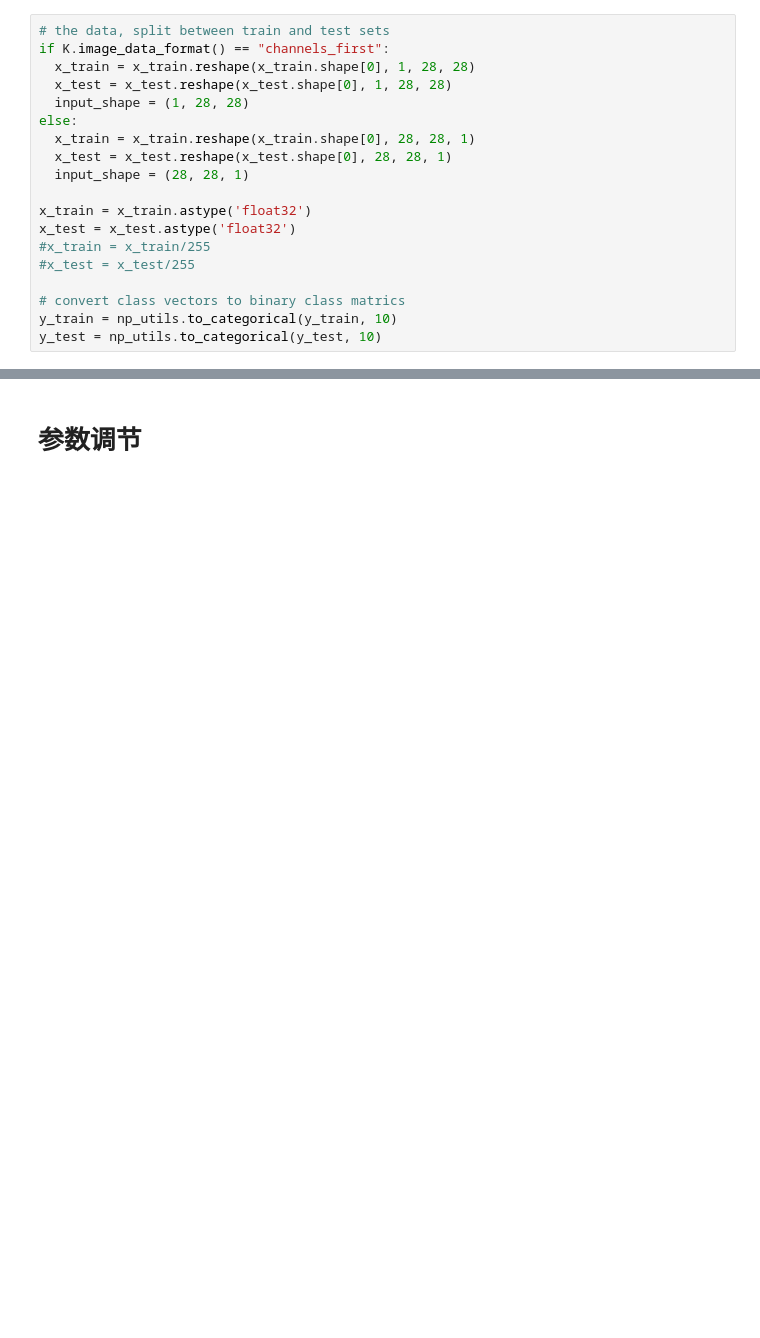
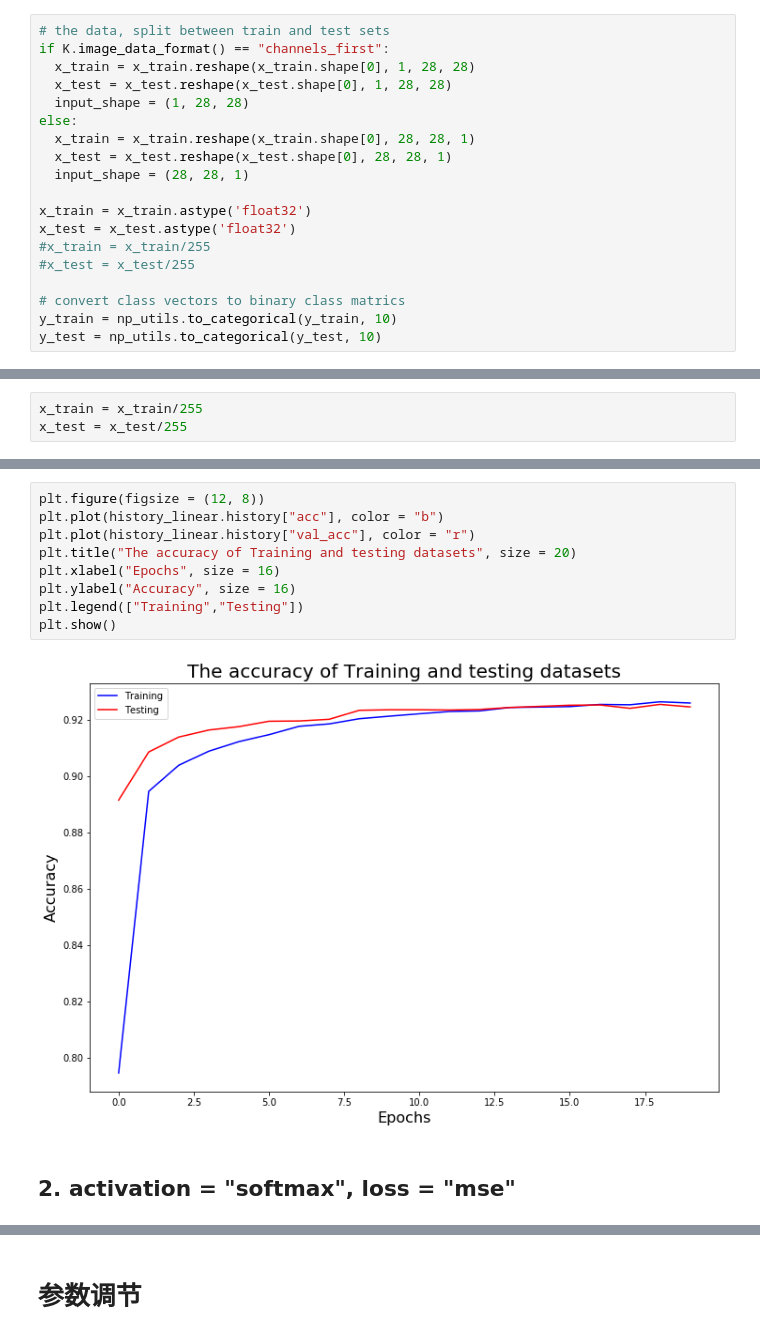
Before and after one commit to xslittlemaggie/Deep-Learning-Projects, a Jupyter notebook: MNIST_CNN_基本模型.ipynb, the cells around one changed output, grey strips where cells are left out. Cells and saved outputs as stored; diff of their text form; blank space fills up the shorter version.

```diff
--- a/MNIST_CNN_基本模型.ipynb
+++ b/MNIST_CNN_基本模型.ipynb
@@ -119,0 +139,3 @@ plt.show()
+# %%
+x_train = x_train/255
+x_test = x_test/255
@@ -119,0 +194,13 @@ plt.show()
+# %%
+plt.figure(figsize = (12, 8))
+plt.plot(history_linear.history["acc"], color = "b")
+plt.plot(history_linear.history["val_acc"], color = "r")
+plt.title("The accuracy of Training and testing datasets", size = 20)
+plt.xlabel("Epochs", size = 16)
+plt.ylabel("Accuracy", size = 16)
+plt.legend(["Training","Testing"])
+plt.show()
+# %% [output]
+[figure, added]
+# %% [markdown]
+## 2. activation = "softmax", loss = "mse"
```
Also changed, not shown: parts of 72 cells of this notebook.
